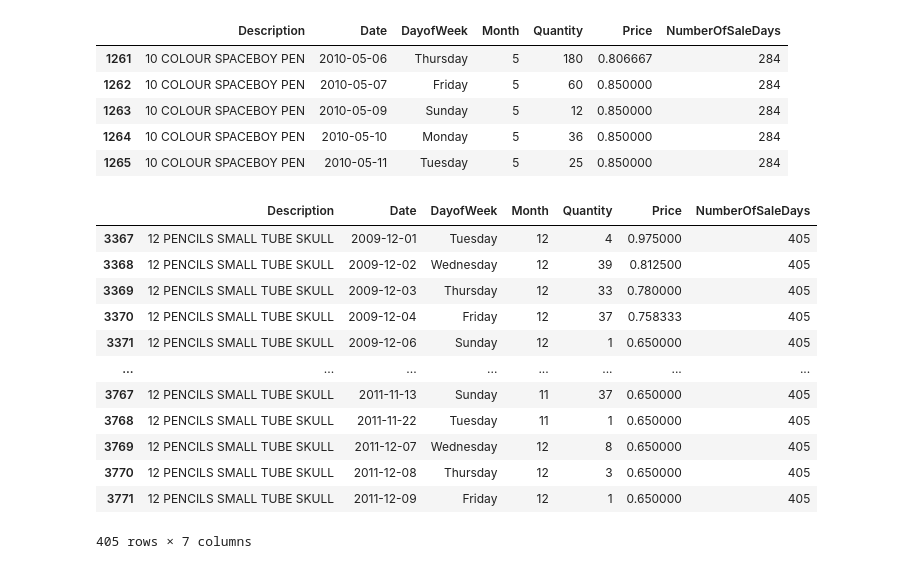
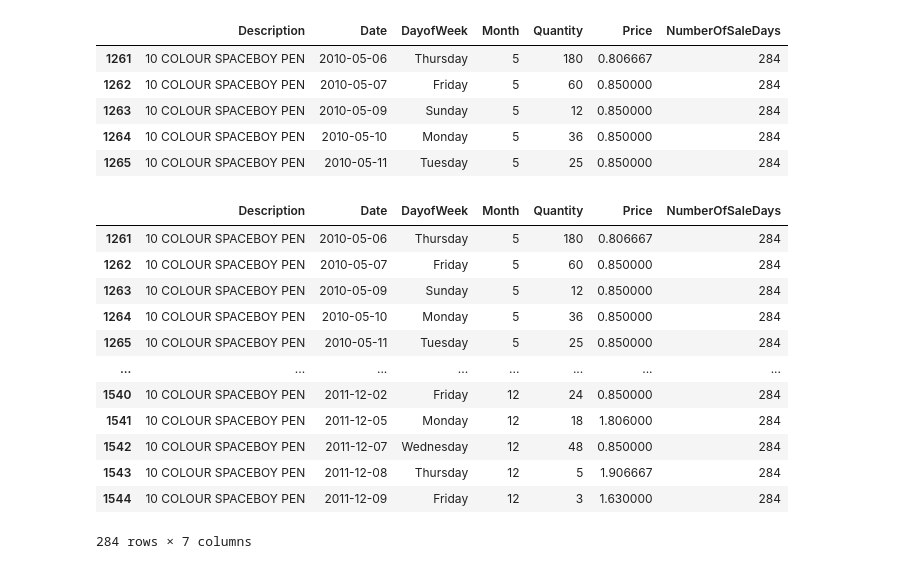
Before and after one commit to ds-harnish/Recommender-System, a Jupyter notebook: Time Series/Time Series.ipynb, the cells around one changed output. Cells and saved outputs as stored; diff of their text form; code cells hidden in the pictures.

```diff
--- a/Time Series/Time Series.ipynb
+++ b/Time Series/Time Series.ipynb
@@ -458,22 +468,22 @@ daily_df.head()
 | 1264 | 10 COLOUR SPACEBOY PEN | 2010-05-10 | Monday | 5 | 36 | 0.850000 | 284 |
 | 1265 | 10 COLOUR SPACEBOY PEN | 2010-05-11 | Tuesday | 5 | 25 | 0.850000 | 284 |
 # %%
-p1_df=daily_df[daily_df['Description']=='12 PENCILS SMALL TUBE SKULL']
+p1_df=daily_df[daily_df['Description']=='10 COLOUR SPACEBOY PEN']
 p1_df
 # %% [output]
 |  | Description | Date | DayofWeek | Month | Quantity | Price | NumberOfSaleDays |
-| 3367 | 12 PENCILS SMALL TUBE SKULL | 2009-12-01 | Tuesday | 12 | 4 | 0.975000 | 405 |
-| 3368 | 12 PENCILS SMALL TUBE SKULL | 2009-12-02 | Wednesday | 12 | 39 | 0.812500 | 405 |
-| 3369 | 12 PENCILS SMALL TUBE SKULL | 2009-12-03 | Thursday | 12 | 33 | 0.780000 | 405 |
-| 3370 | 12 PENCILS SMALL TUBE SKULL | 2009-12-04 | Friday | 12 | 37 | 0.758333 | 405 |
-| 3371 | 12 PENCILS SMALL TUBE SKULL | 2009-12-06 | Sunday | 12 | 1 | 0.650000 | 405 |
+| 1261 | 10 COLOUR SPACEBOY PEN | 2010-05-06 | Thursday | 5 | 180 | 0.806667 | 284 |
+| 1262 | 10 COLOUR SPACEBOY PEN | 2010-05-07 | Friday | 5 | 60 | 0.850000 | 284 |
+| 1263 | 10 COLOUR SPACEBOY PEN | 2010-05-09 | Sunday | 5 | 12 | 0.850000 | 284 |
+| 1264 | 10 COLOUR SPACEBOY PEN | 2010-05-10 | Monday | 5 | 36 | 0.850000 | 284 |
+| 1265 | 10 COLOUR SPACEBOY PEN | 2010-05-11 | Tuesday | 5 | 25 | 0.850000 | 284 |
 | ... | ... | ... | ... | ... | ... | ... | ... |
-| 3767 | 12 PENCILS SMALL TUBE SKULL | 2011-11-13 | Sunday | 11 | 37 | 0.650000 | 405 |
-| 3768 | 12 PENCILS SMALL TUBE SKULL | 2011-11-22 | Tuesday | 11 | 1 | 0.650000 | 405 |
-| 3769 | 12 PENCILS SMALL TUBE SKULL | 2011-12-07 | Wednesday | 12 | 8 | 0.650000 | 405 |
-| 3770 | 12 PENCILS SMALL TUBE SKULL | 2011-12-08 | Thursday | 12 | 3 | 0.650000 | 405 |
-| 3771 | 12 PENCILS SMALL TUBE SKULL | 2011-12-09 | Friday | 12 | 1 | 0.650000 | 405 |
+| 1540 | 10 COLOUR SPACEBOY PEN | 2011-12-02 | Friday | 12 | 24 | 0.850000 | 284 |
+| 1541 | 10 COLOUR SPACEBOY PEN | 2011-12-05 | Monday | 12 | 18 | 1.806000 | 284 |
+| 1542 | 10 COLOUR SPACEBOY PEN | 2011-12-07 | Wednesday | 12 | 48 | 0.850000 | 284 |
+| 1543 | 10 COLOUR SPACEBOY PEN | 2011-12-08 | Thursday | 12 | 5 | 1.906667 | 284 |
+| 1544 | 10 COLOUR SPACEBOY PEN | 2011-12-09 | Friday | 12 | 3 | 1.630000 | 284 |
-405 rows × 7 columns
+284 rows × 7 columns
 # %%
 p1_df.asfreq('D')
 # %% [output]
```
Also changed, not shown: parts of 19 cells of this notebook, 24 other files.
